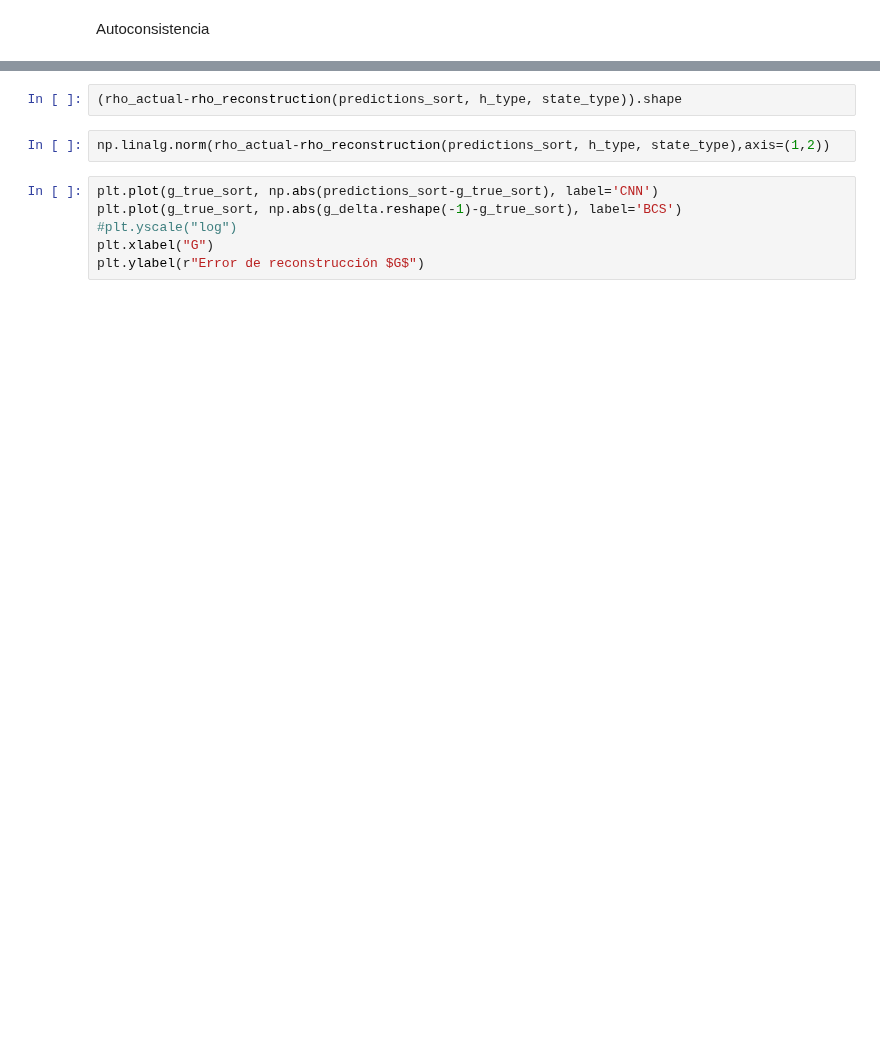
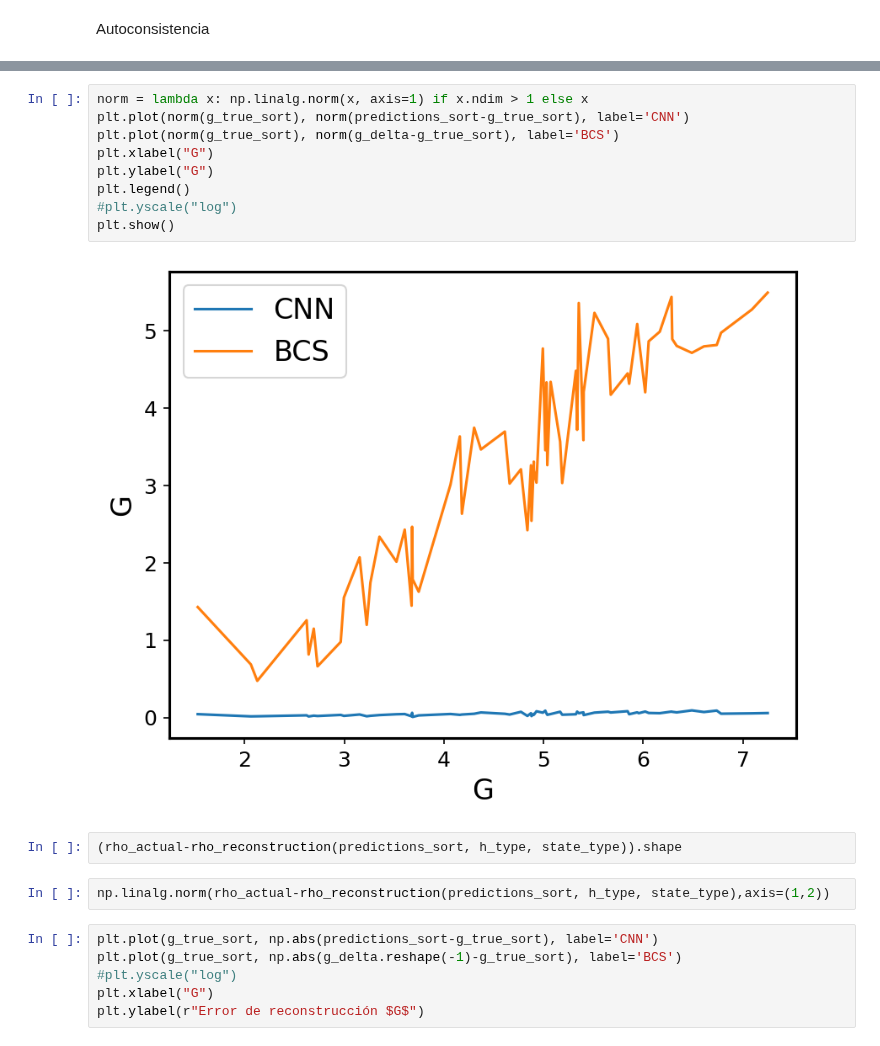
Before and after one commit to aguschanchu/FermionicML, a Jupyter notebook: FermionicML_thermal_2body.ipynb, the cells around one changed output, grey strips where cells are left out. Drawn from its saved outputs; the diff is of its cells as text; blank space fills up the shorter version.

```diff
--- a/FermionicML_thermal_2body.ipynb
+++ b/FermionicML_thermal_2body.ipynb
@@ -1631,3 +1682,14 @@ plt.show()
+# %%
+norm = lambda x: np.linalg.norm(x, axis=1) if x.ndim > 1 else x
+plt.plot(norm(g_true_sort), norm(predictions_sort-g_true_sort), label='CNN')
+plt.plot(norm(g_true_sort), norm(g_delta-g_true_sort), label='BCS')
+plt.xlabel("G")
+plt.ylabel("G")
+plt.legend()
+#plt.yscale("log")
+plt.show()
+# %% [output]
+[figure, added]
 # %%
 (rho_actual-rho_reconstruction(predictions_sort, h_type, state_type)).shape
 # %%
```
Also changed, not shown: parts of 14 cells of this notebook.
